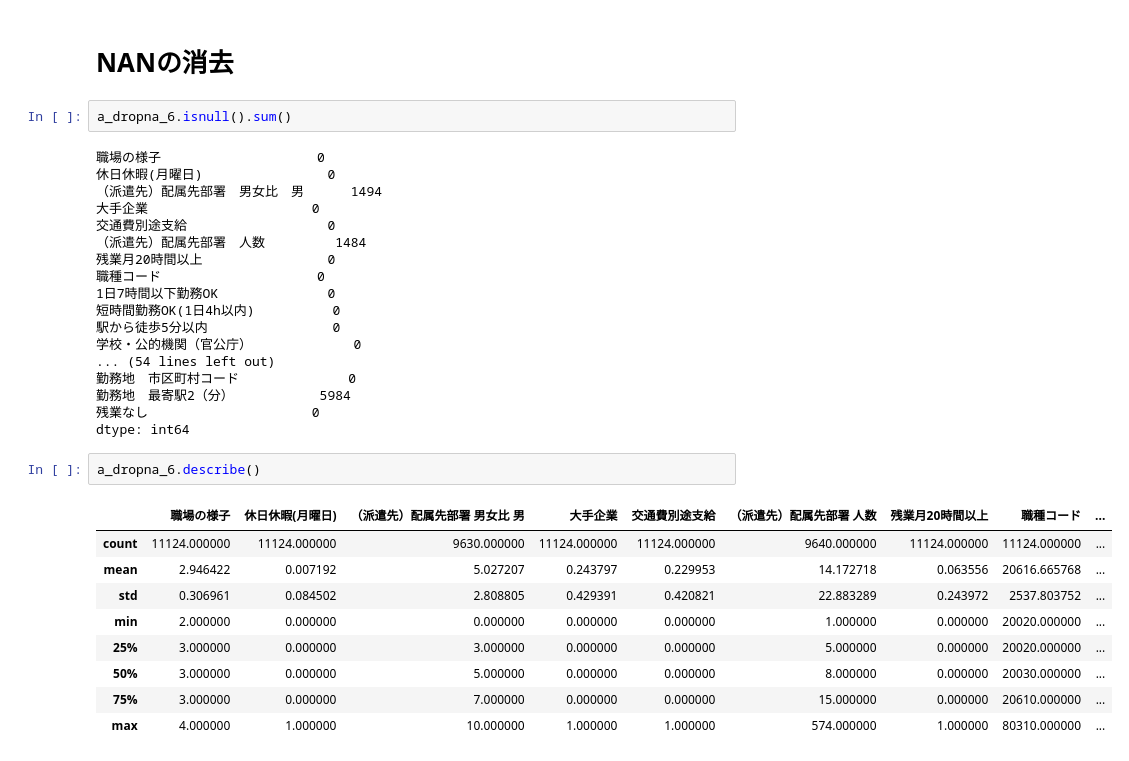
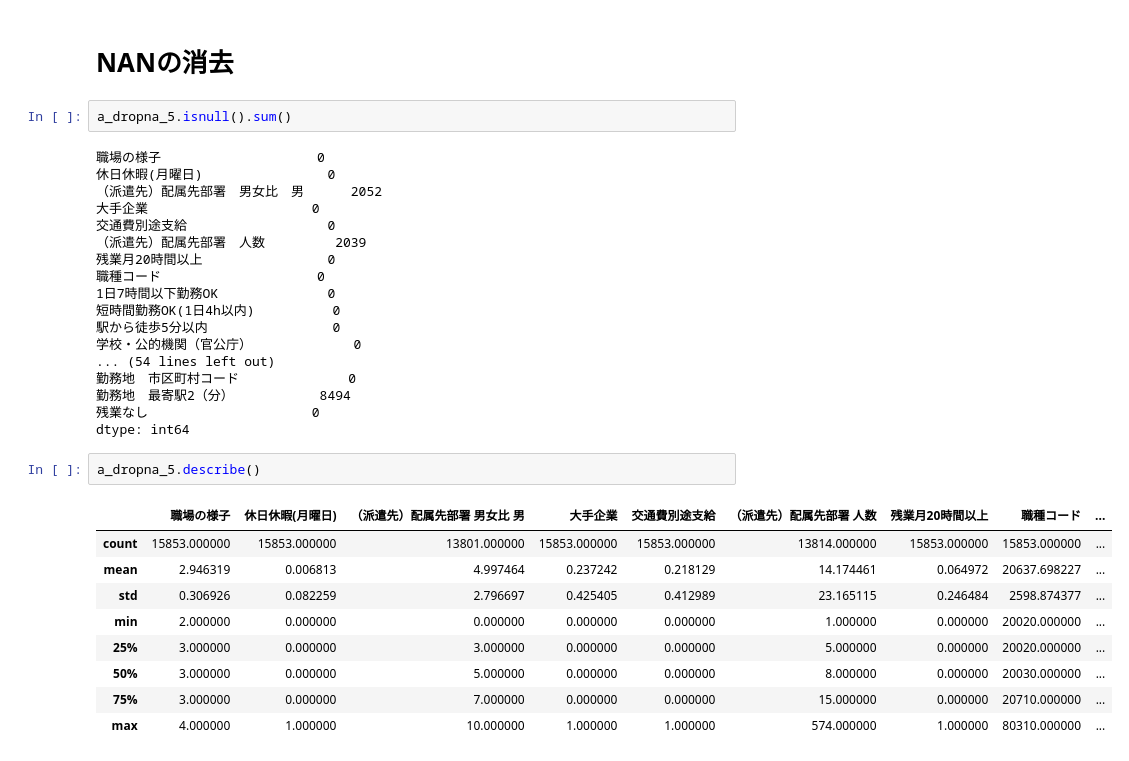
Before and after one commit to NatsukiH/apply_prediction, a Jupyter notebook: application_predict.ipynb, the cells around one changed output. Drawn from its saved outputs; the diff is of its cells as text.

```diff
--- a/application_predict.ipynb
+++ b/application_predict.ipynb
@@ -498,14 +499,14 @@ print(len(a_dropna_6))
 # %% [markdown]
 # NANの消去
 # %%
-a_dropna_6.isnull().sum()
+a_dropna_5.isnull().sum()
 # %% [output]
 職場の様子                    0
 休日休暇(月曜日)                0
-（派遣先）配属先部署　男女比　男      1494
+（派遣先）配属先部署　男女比　男      2052
 大手企業                     0
 交通費別途支給                  0
-（派遣先）配属先部署　人数         1484
+（派遣先）配属先部署　人数         2039
 残業月20時間以上                0
 職種コード                    0
 1日7時間以下勤務OK              0
@@ -514,18 +515,18 @@ a_dropna_6.isnull().sum()
 学校・公的機関（官公庁）             0
 ... (54 lines left out)
 勤務地　市区町村コード              0
-勤務地　最寄駅2（分）           5984
+勤務地　最寄駅2（分）           8494
 残業なし                     0
 dtype: int64
 # %%
-a_dropna_6.describe()
+a_dropna_5.describe()
 # %% [output]
 |  | 職場の様子 | 休日休暇(月曜日) | （派遣先）配属先部署 男女比 男 | 大手企業 | 交通費別途支給 | （派遣先）配属先部署 人数 | 残業月20時間以上 | 職種コード | ... |
-| count | 11124.000000 | 11124.000000 | 9630.000000 | 11124.000000 | 11124.000000 | 9640.000000 | 11124.000000 | 11124.000000 | ... |
-| mean | 2.946422 | 0.007192 | 5.027207 | 0.243797 | 0.229953 | 14.172718 | 0.063556 | 20616.665768 | ... |
-| std | 0.306961 | 0.084502 | 2.808805 | 0.429391 | 0.420821 | 22.883289 | 0.243972 | 2537.803752 | ... |
+| count | 15853.000000 | 15853.000000 | 13801.000000 | 15853.000000 | 15853.000000 | 13814.000000 | 15853.000000 | 15853.000000 | ... |
+| mean | 2.946319 | 0.006813 | 4.997464 | 0.237242 | 0.218129 | 14.174461 | 0.064972 | 20637.698227 | ... |
+| std | 0.306926 | 0.082259 | 2.796697 | 0.425405 | 0.412989 | 23.165115 | 0.246484 | 2598.874377 | ... |
 | min | 2.000000 | 0.000000 | 0.000000 | 0.000000 | 0.000000 | 1.000000 | 0.000000 | 20020.000000 | ... |
 | 25% | 3.000000 | 0.000000 | 3.000000 | 0.000000 | 0.000000 | 5.000000 | 0.000000 | 20020.000000 | ... |
 | 50% | 3.000000 | 0.000000 | 5.000000 | 0.000000 | 0.000000 | 8.000000 | 0.000000 | 20030.000000 | ... |
-| 75% | 3.000000 | 0.000000 | 7.000000 | 0.000000 | 0.000000 | 15.000000 | 0.000000 | 20610.000000 | ... |
+| 75% | 3.000000 | 0.000000 | 7.000000 | 0.000000 | 0.000000 | 15.000000 | 0.000000 | 20710.000000 | ... |
 | max | 4.000000 | 1.000000 | 10.000000 | 1.000000 | 1.000000 | 574.000000 | 1.000000 | 80310.000000 | ... |
```
Also changed, not shown: parts of 35 cells of this notebook, 2 other files.
